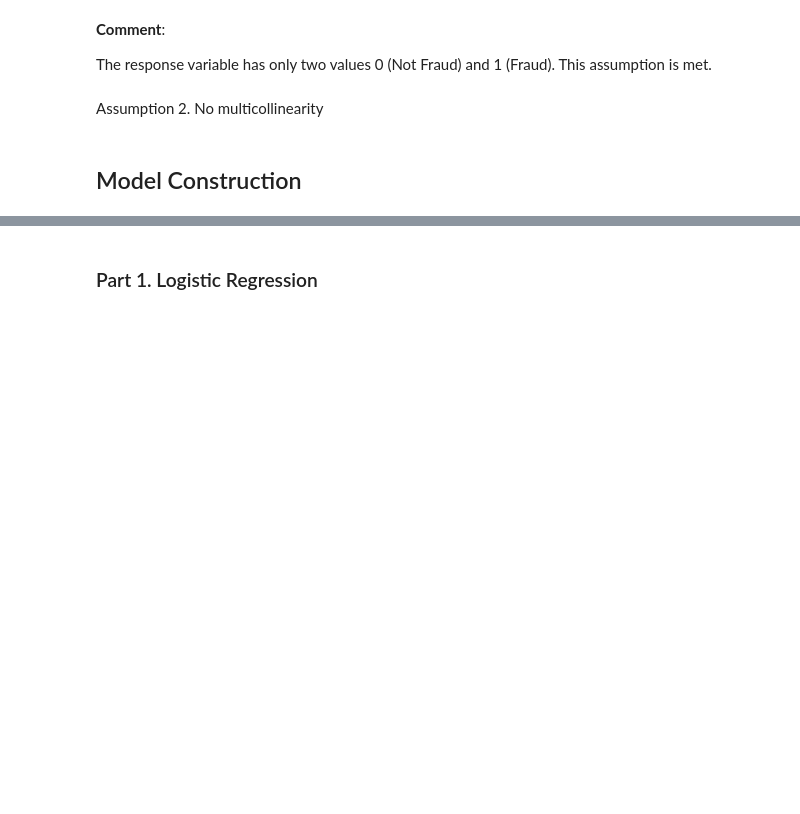
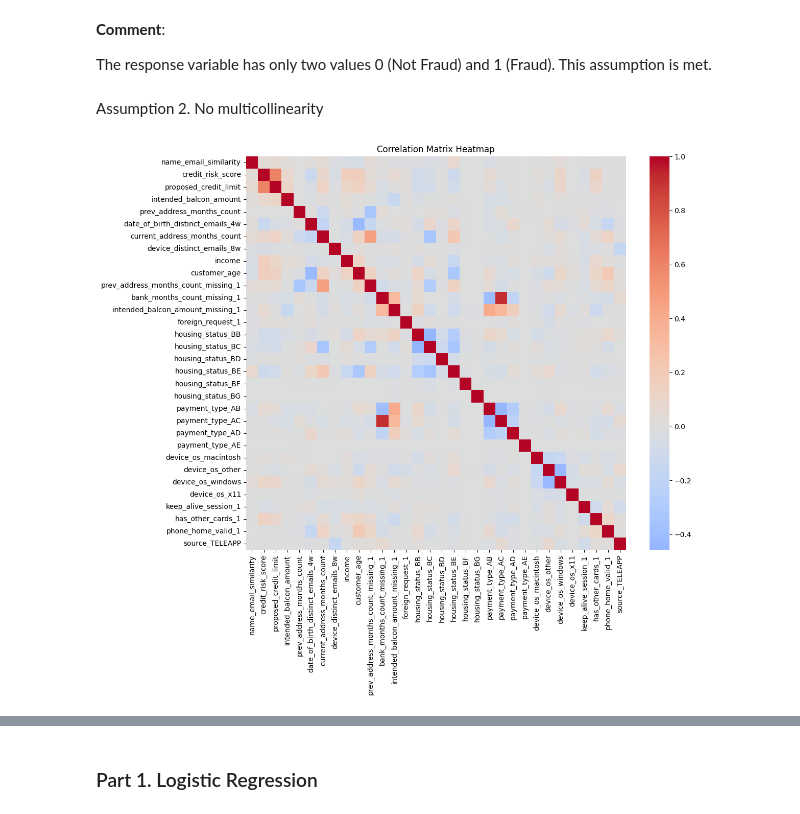
Before and after one commit to mrlizhaozhi/application-fraud-bank-account-opening, a Jupyter notebook: BAF-Fraud-Detection-Models.ipynb, the cells around one changed output, grey strips where cells are left out. Saved outputs shown, nothing was run; the diff lists cells and outputs as text; code cells hidden in the pictures; blank space fills up the shorter version.

```diff
--- a/BAF-Fraud-Detection-Models.ipynb
+++ b/BAF-Fraud-Detection-Models.ipynb
@@ -1464,5 +1598,8 @@ Name: count, dtype: int64
 The response variable has only two values 0 (Not Fraud) and 1 (Fraud). This assumption is met.
 # %% [markdown]
 Assumption 2. No multicollinearity
-# %% [markdown]
-## Model Construction
+# %%
+feature_correlation = X_train_imputed.corr()
+heatmap_builder(feature_correlation, False)
+# %% [output]
+[figure, added]
```
Also changed, not shown: parts of 26 cells of this notebook.
